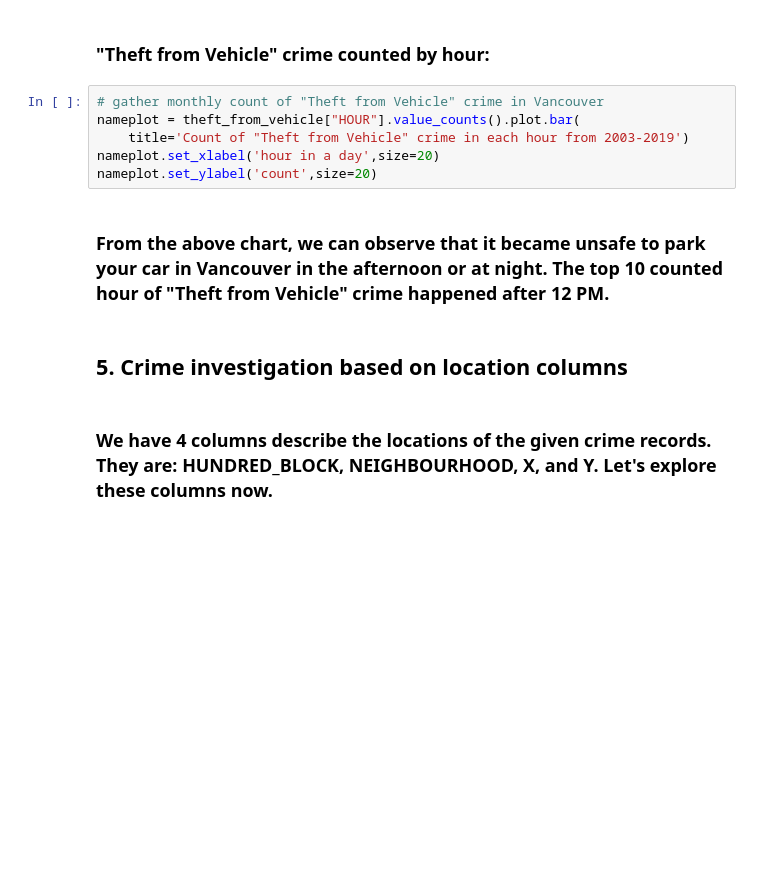
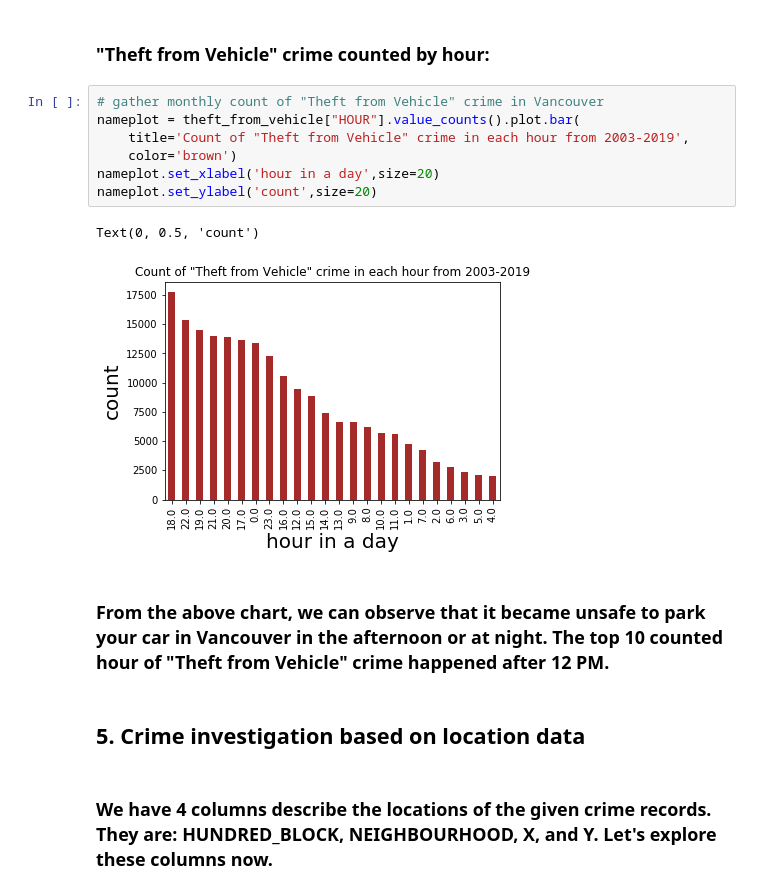
Before and after one commit to KangboLu/Exploratory-Analysis-of-Vancouver-Crimes, a Jupyter notebook: Exploratory Analysis of Vancouver Crime Data.ipynb, the cells around one changed output. Cells and saved outputs as stored; diff of their text form; blank space fills up the shorter version.

```diff
--- a/Exploratory Analysis of Vancouver Crime Data.ipynb
+++ b/Exploratory Analysis of Vancouver Crime Data.ipynb
@@ -121,13 +188,17 @@ nameplot.set_ylabel('count',size=20)
 # %%
 # gather monthly count of "Theft from Vehicle" crime in Vancouver
 nameplot = theft_from_vehicle["HOUR"].value_counts().plot.bar(
-    title='Count of "Theft from Vehicle" crime in each hour from 2003-2019')
+    title='Count of "Theft from Vehicle" crime in each hour from 2003-2019',
+    color='brown')
 nameplot.set_xlabel('hour in a day',size=20)
 nameplot.set_ylabel('count',size=20)
+# %% [output]
+Text(0, 0.5, 'count')
+[figure, added]
 # %% [markdown]
 ### From the above chart, we can observe that it became unsafe to park your car in Vancouver in the afternoon or at night. The top 10 counted hour of "Theft from Vehicle" crime happened after 12 PM.
 # %% [markdown]
-## 5. Crime investigation based on location columns
+## 5. Crime investigation based on location data
 # %% [markdown]
 ### We have 4 columns describe the locations of the given crime records. They are: HUNDRED_BLOCK, NEIGHBOURHOOD, X, and Y. Let's explore these columns now.
 # %% [markdown]
```
Also changed, not shown: parts of 55 cells of this notebook.
